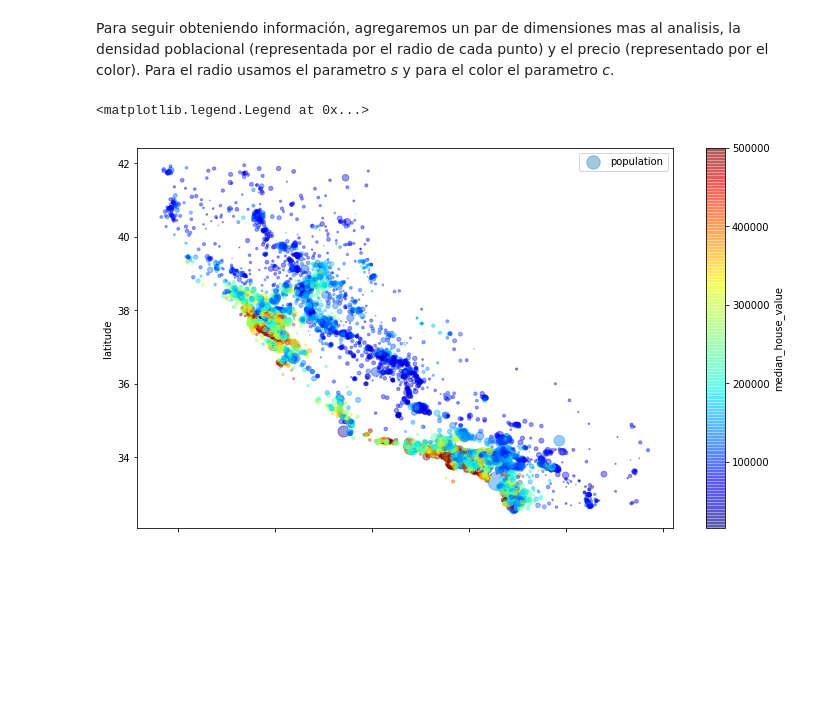
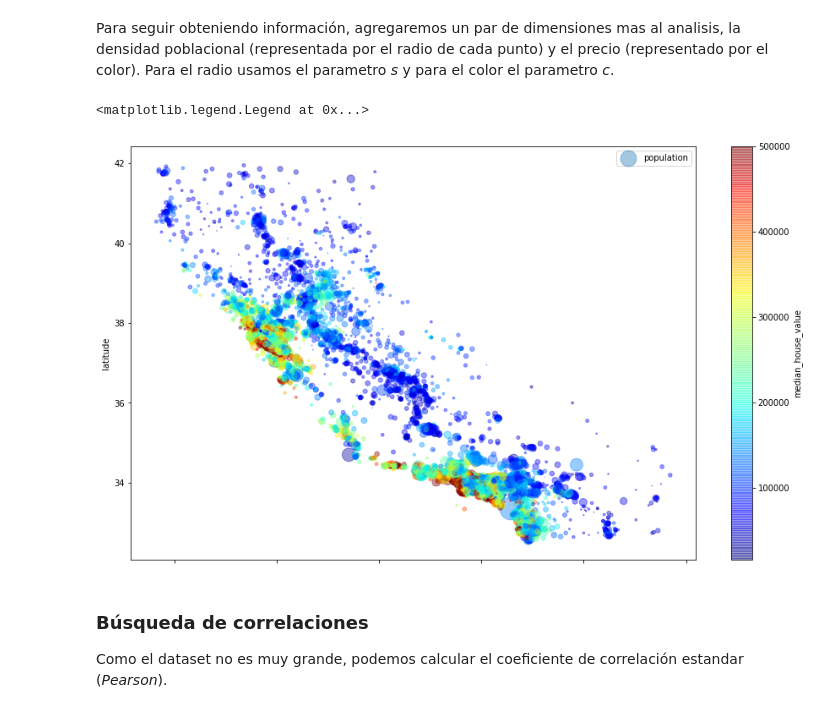
Before and after one commit to moyarzunsil/Intro_ML, a Jupyter notebook: 02 - Pasos de un proyecto de ML.ipynb, the cells around one changed output. Cells and saved outputs as stored; diff of their text form; code cells hidden in the pictures; blank space fills up the shorter version.

Commit message:
cambios al notebook 2, y nuevo tamaño imagen california

```diff
--- a/02 - Pasos de un proyecto de ML.ipynb
+++ b/02 - Pasos de un proyecto de ML.ipynb
@@ -273,9 +273,13 @@ housing.plot(kind="scatter", x="longitude", y="latitude", alpha=0.1)
 Para seguir obteniendo información, agregaremos un par de dimensiones mas al analisis, la densidad poblacional (representada por el radio de cada punto) y el precio (representado por el color). Para el radio usamos el parametro *s* y para el color el parametro *c*.
 # %%
 housing.plot(kind="scatter", x="longitude", y="latitude", alpha=0.4,
-            s=housing["population"]/100, label="population", figsize=(12,7),
+            s=housing["population"]/50, label="population", figsize=(15,9),
             c="median_house_value", cmap=plt.get_cmap("jet"), colorbar="True")
 plt.legend()
 # %% [output]
 <matplotlib.legend.Legend at 0x...>
-[figure, old version]
+[figure, new version]
+# %% [markdown]
+### Búsqueda de correlaciones
+
+Como el dataset no es muy grande, podemos calcular el coeficiente de correlación estandar (*Pearson*).
```
Also changed, not shown: parts of 13 cells of this notebook, 1 other file.
